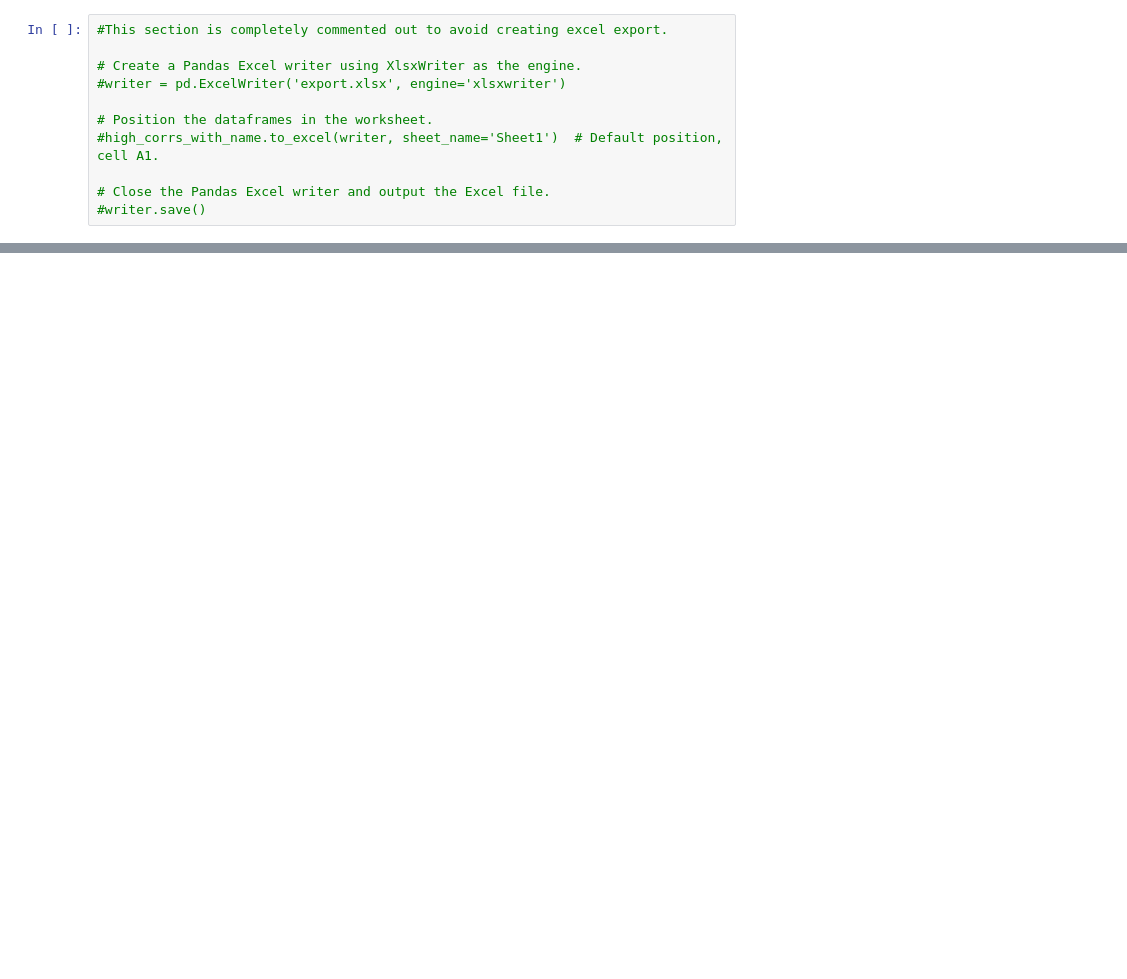
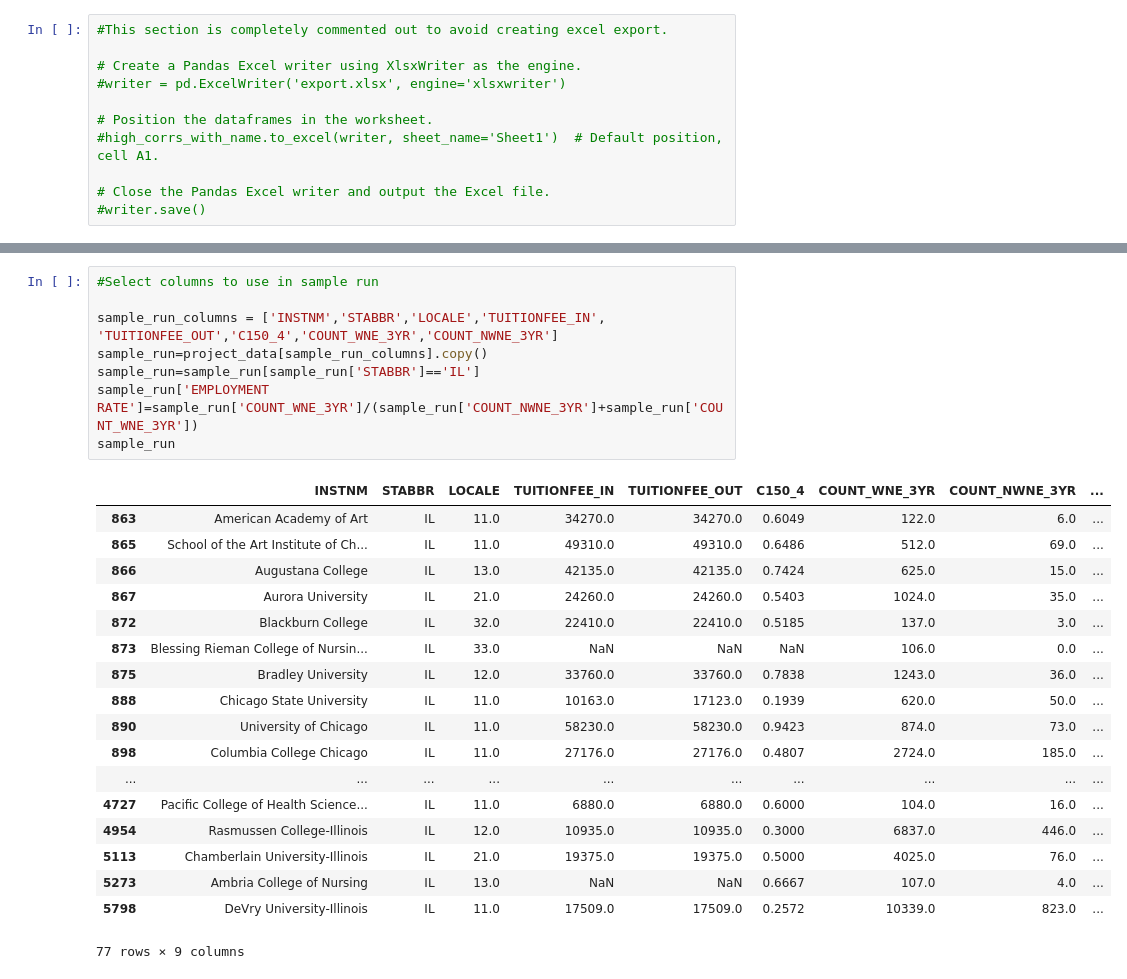
Before and after one commit to voduwa/Final-Project, a Jupyter notebook: tyler.ipynb, the cells around one changed output, grey strips where cells are left out. Drawn from its saved outputs; the diff is of its cells as text; blank space fills up the shorter version.

```diff
--- a/tyler.ipynb
+++ b/tyler.ipynb
@@ -377,0 +482,27 @@ high_corrs_with_name
+# %%
+#Select columns to use in sample run
+
+sample_run_columns = ['INSTNM','STABBR','LOCALE','TUITIONFEE_IN', 'TUITIONFEE_OUT','C150_4','COUNT_WNE_3YR','COUNT_NWNE_3YR']
+sample_run=project_data[sample_run_columns].copy()
+sample_run=sample_run[sample_run['STABBR']=='IL']
+sample_run['EMPLOYMENT RATE']=sample_run['COUNT_WNE_3YR']/(sample_run['COUNT_NWNE_3YR']+sample_run['COUNT_WNE_3YR'])
+sample_run
+# %% [output]
+|  | INSTNM | STABBR | LOCALE | TUITIONFEE_IN | TUITIONFEE_OUT | C150_4 | COUNT_WNE_3YR | COUNT_NWNE_3YR | ... |
+| 863 | American Academy of Art | IL | 11.0 | 34270.0 | 34270.0 | 0.6049 | 122.0 | 6.0 | ... |
+| 865 | School of the Art Institute of Ch... | IL | 11.0 | 49310.0 | 49310.0 | 0.6486 | 512.0 | 69.0 | ... |
+| 866 | Augustana College | IL | 13.0 | 42135.0 | 42135.0 | 0.7424 | 625.0 | 15.0 | ... |
+| 867 | Aurora University | IL | 21.0 | 24260.0 | 24260.0 | 0.5403 | 1024.0 | 35.0 | ... |
+| 872 | Blackburn College | IL | 32.0 | 22410.0 | 22410.0 | 0.5185 | 137.0 | 3.0 | ... |
+| 873 | Blessing Rieman College of Nursin... | IL | 33.0 | NaN | NaN | NaN | 106.0 | 0.0 | ... |
+| 875 | Bradley University | IL | 12.0 | 33760.0 | 33760.0 | 0.7838 | 1243.0 | 36.0 | ... |
+| 888 | Chicago State University | IL | 11.0 | 10163.0 | 17123.0 | 0.1939 | 620.0 | 50.0 | ... |
+| 890 | University of Chicago | IL | 11.0 | 58230.0 | 58230.0 | 0.9423 | 874.0 | 73.0 | ... |
+| 898 | Columbia College Chicago | IL | 11.0 | 27176.0 | 27176.0 | 0.4807 | 2724.0 | 185.0 | ... |
+| ... | ... | ... | ... | ... | ... | ... | ... | ... | ... |
+| 4727 | Pacific College of Health Science... | IL | 11.0 | 6880.0 | 6880.0 | 0.6000 | 104.0 | 16.0 | ... |
+| 4954 | Rasmussen College-Illinois | IL | 12.0 | 10935.0 | 10935.0 | 0.3000 | 6837.0 | 446.0 | ... |
+| 5113 | Chamberlain University-Illinois | IL | 21.0 | 19375.0 | 19375.0 | 0.5000 | 4025.0 | 76.0 | ... |
+| 5273 | Ambria College of Nursing | IL | 13.0 | NaN | NaN | 0.6667 | 107.0 | 4.0 | ... |
+| 5798 | DeVry University-Illinois | IL | 11.0 | 17509.0 | 17509.0 | 0.2572 | 10339.0 | 823.0 | ... |
+77 rows × 9 columns
```
Also changed, not shown: parts of 12 cells of this notebook.
